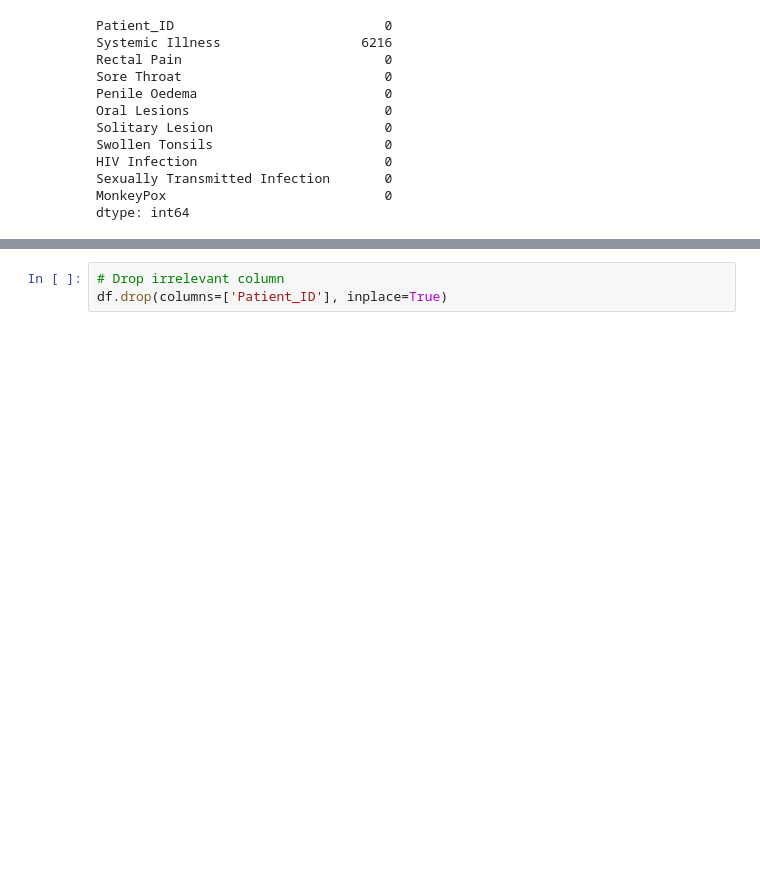
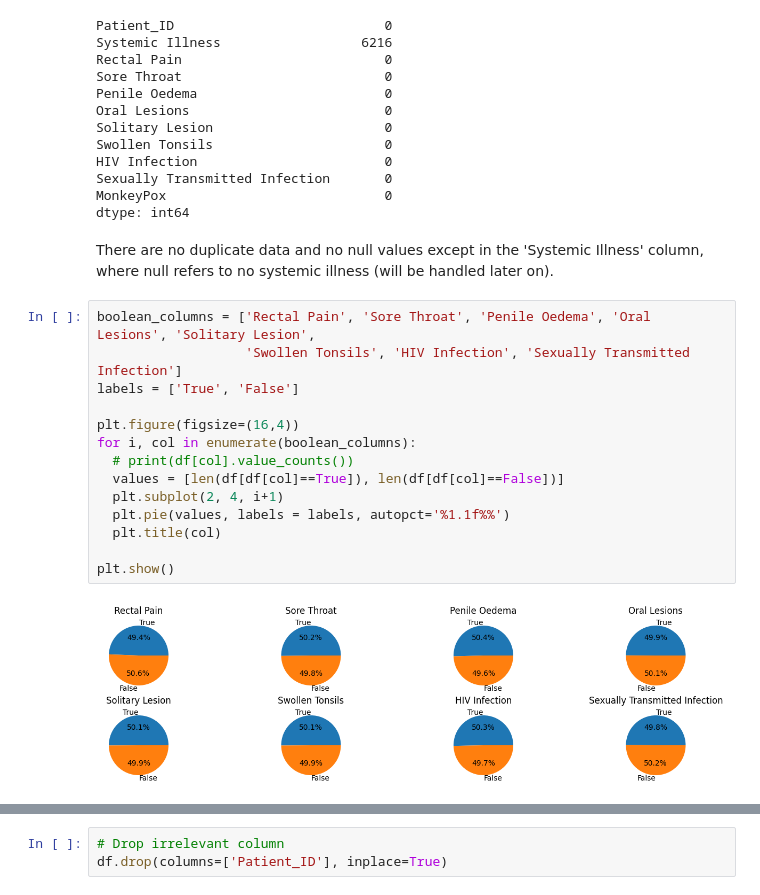
Before and after one commit to wilbertyg/monkey-pox-prediction, a Jupyter notebook: MonkeyPoxPrediction.ipynb, the cells around one changed output, grey strips where cells are left out. Drawn from its saved outputs; the diff is of its cells as text; blank space fills up the shorter version.

```diff
--- a/MonkeyPoxPrediction.ipynb
+++ b/MonkeyPoxPrediction.ipynb
@@ -51,3 +89,21 @@ HIV Infection                        0
 Sexually Transmitted Infection       0
 MonkeyPox                            0
 dtype: int64
+# %% [markdown]
+There are no duplicate data and no null values except in the 'Systemic Illness' column, where null refers to no systemic illness (will be handled later on).
+# %%
+boolean_columns = ['Rectal Pain', 'Sore Throat', 'Penile Oedema', 'Oral Lesions', 'Solitary Lesion',
+                   'Swollen Tonsils', 'HIV Infection', 'Sexually Transmitted Infection']
+labels = ['True', 'False']
+
+plt.figure(figsize=(16,4))
+for i, col in enumerate(boolean_columns):
+  # print(df[col].value_counts())
+  values = [len(df[df[col]==True]), len(df[df[col]==False])]
+  plt.subplot(2, 4, i+1)
+  plt.pie(values, labels = labels, autopct='%1.1f%%')
+  plt.title(col)
+
+plt.show()
+# %% [output]
+[figure, added]
```
Also changed, not shown: parts of 55 cells of this notebook, 9 other files.
